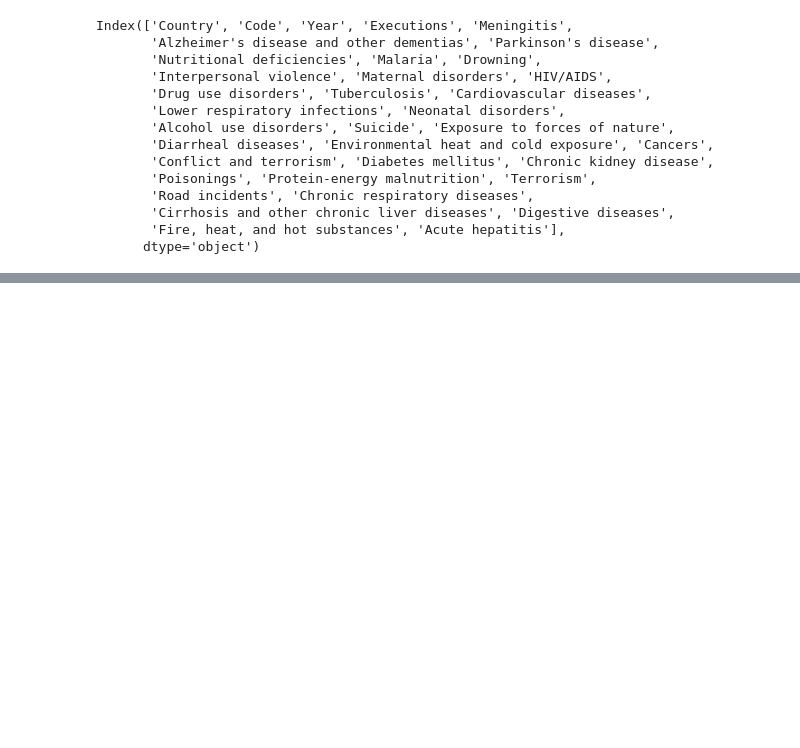
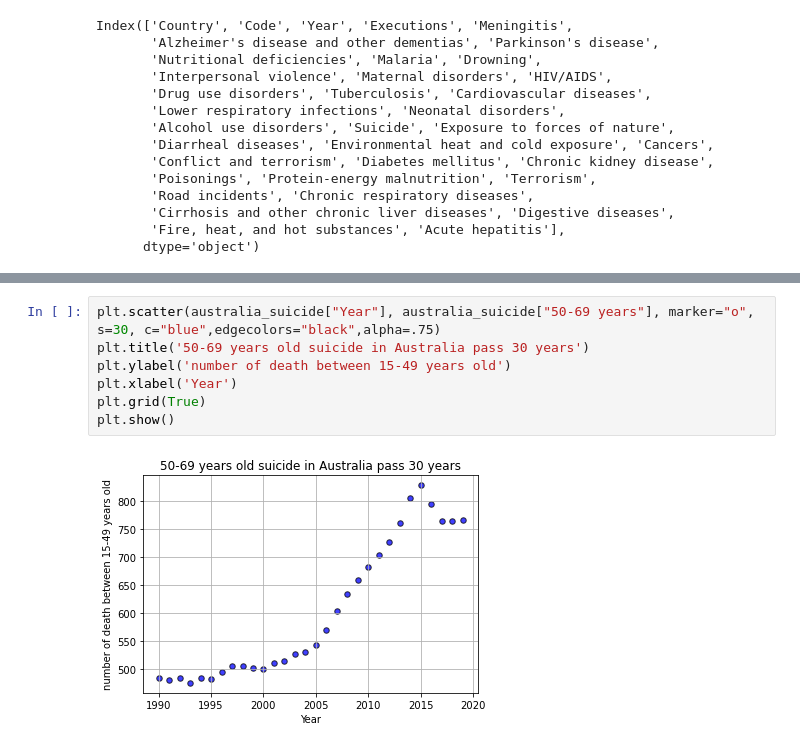
Before and after one commit to mialroso/project_challenge1, a Jupyter notebook: project_1.0.ipynb, the cells around one changed output, grey strips where cells are left out. Drawn from its saved outputs; the diff is of its cells as text; blank space fills up the shorter version.

```diff
--- a/project_1.0.ipynb
+++ b/project_1.0.ipynb
@@ -174,0 +200,9 @@ geo_data["results"][0]
+# %%
+plt.scatter(australia_suicide["Year"], australia_suicide["50-69 years"], marker="o", s=30, c="blue",edgecolors="black",alpha=.75)
+plt.title('50-69 years old suicide in Australia pass 30 years')
+plt.ylabel('number of death between 15-49 years old')
+plt.xlabel('Year')
+plt.grid(True)
+plt.show()
+# %% [output]
+[figure, added]
```
Also changed, not shown: parts of 18 cells of this notebook, 8 other files.
